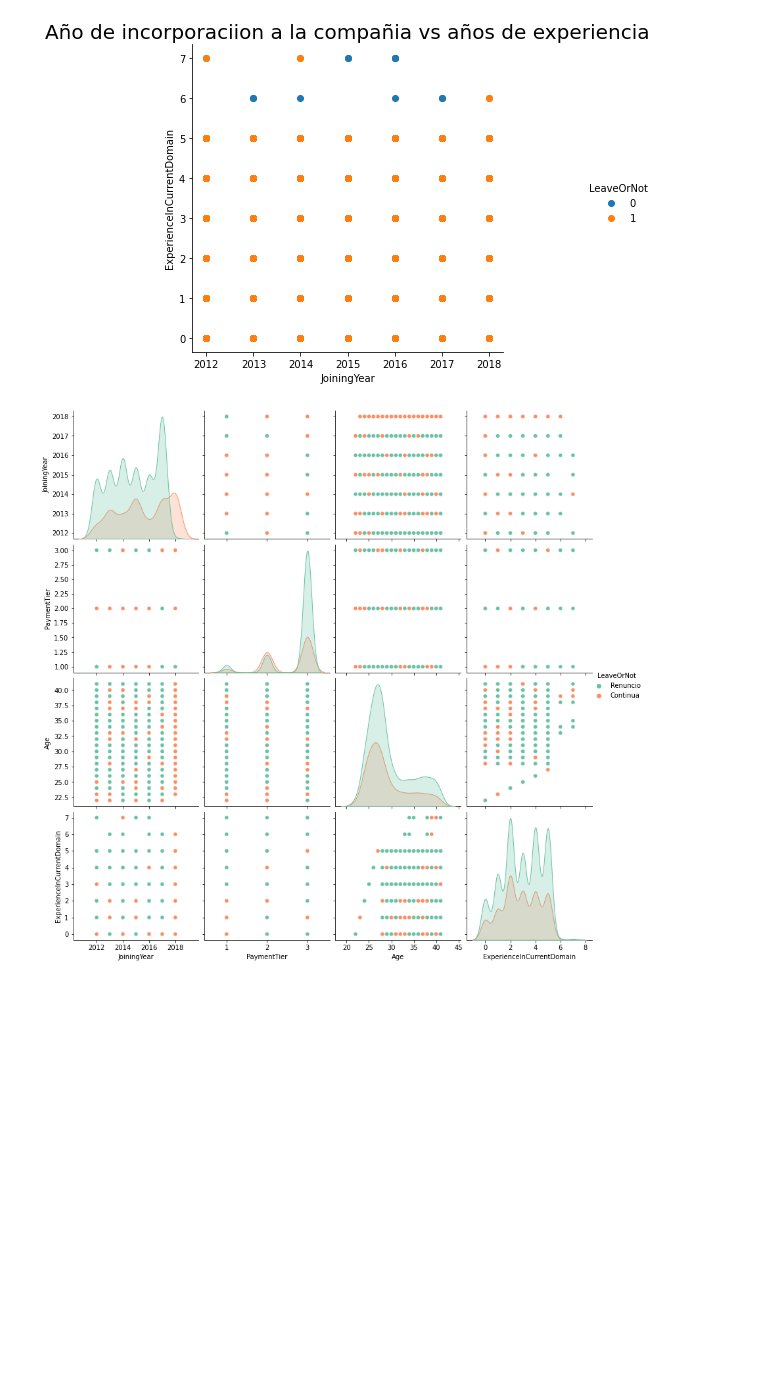
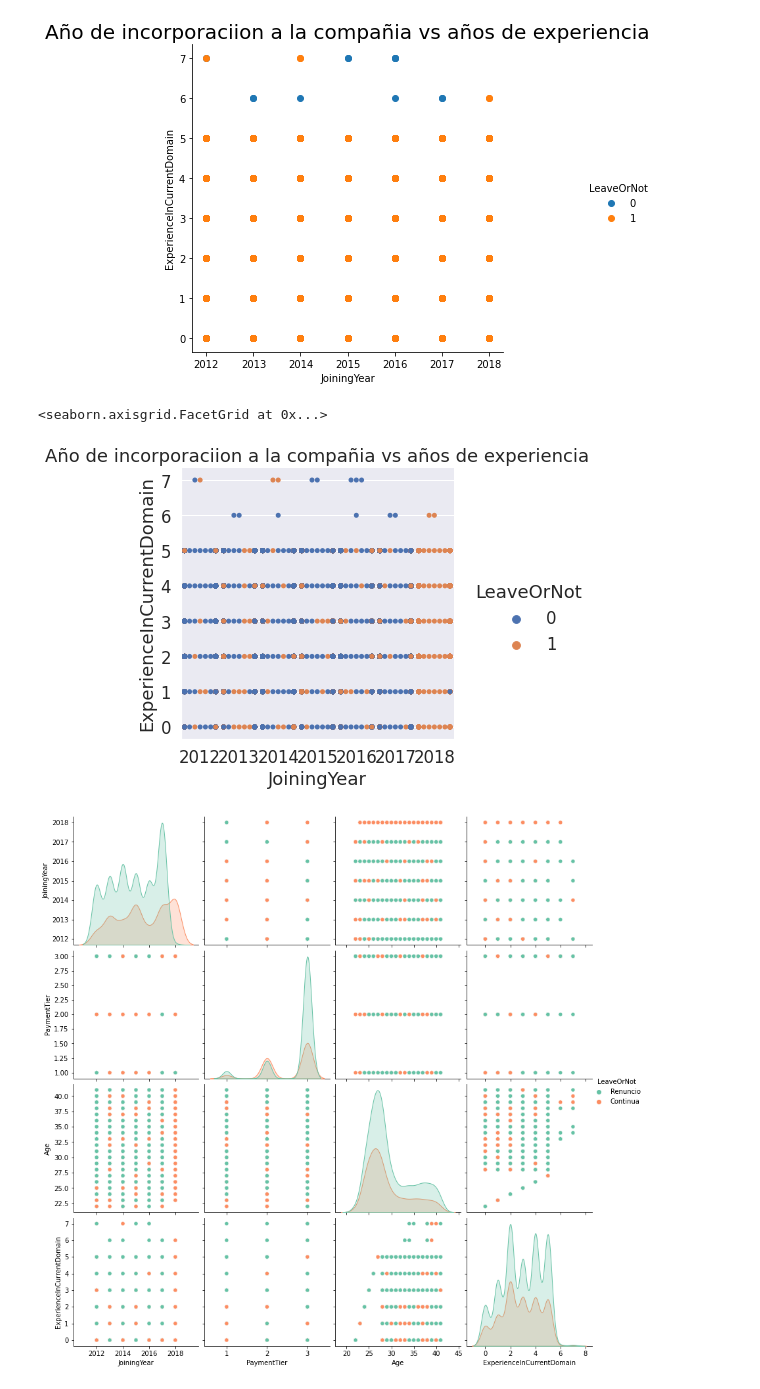
Before and after one commit to edx04/data-science, a Jupyter notebook: IdeaArellanoMultivariado.ipynb, the cells around one changed output. Saved outputs shown, nothing was run; the diff lists cells and outputs as text; code cells hidden in the pictures; blank space fills up the shorter version.

```diff
--- a/IdeaArellanoMultivariado.ipynb
+++ b/IdeaArellanoMultivariado.ipynb
@@ -32,6 +32,12 @@ plt.title('Año de incorporaciion a la compañia vs años de experiencia', fonts
 plt.show()
 # %% [output]
 [figure]
+# %%
+sns.set(font_scale = 1.5)
+sns.catplot(x='JoiningYear', y='ExperienceInCurrentDomain', hue='LeaveOrNot', kind="swarm", data=df).set(title='Año de incorporaciion a la compañia vs años de experiencia')
+# %% [output]
+<seaborn.axisgrid.FacetGrid at 0x...>
+[figure, added]
 # %%
 p = sns.pairplot(df,hue = 'LeaveOrNot' , size = 3 , palette = 'Set2')
 new_labels = ['Renuncio','Continua']
```
Also changed, not shown: parts of 1 cell of this notebook.
